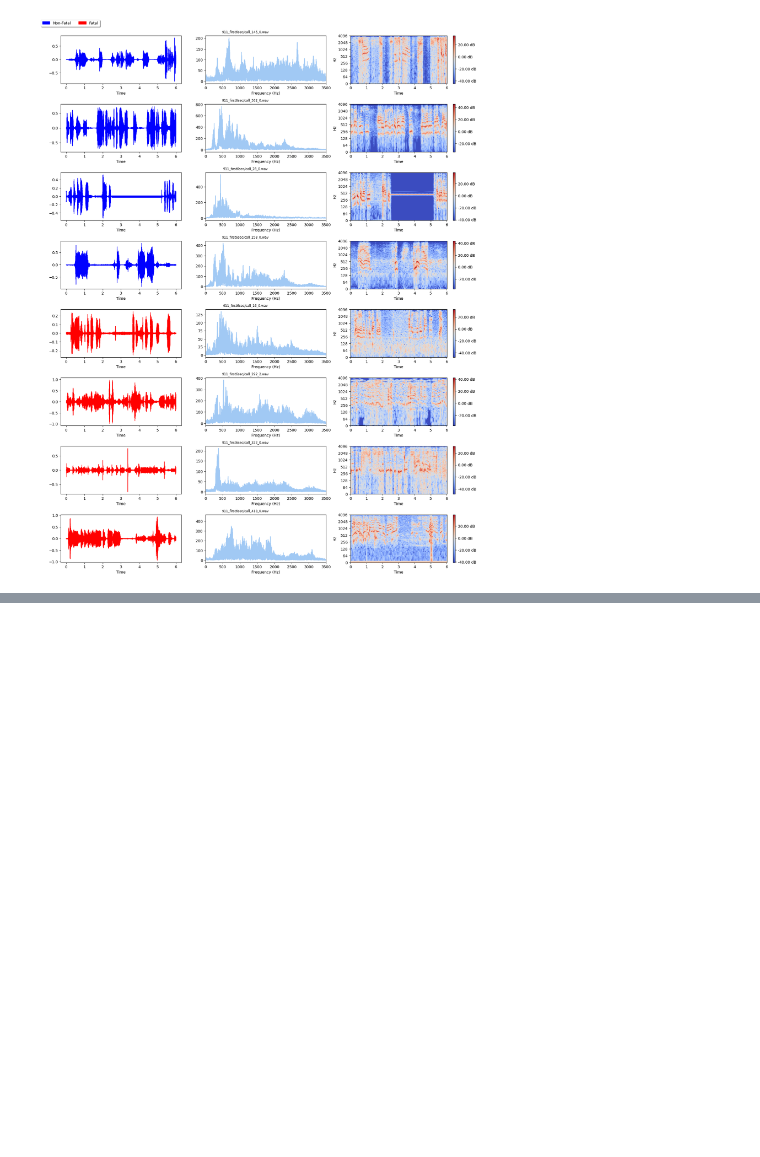
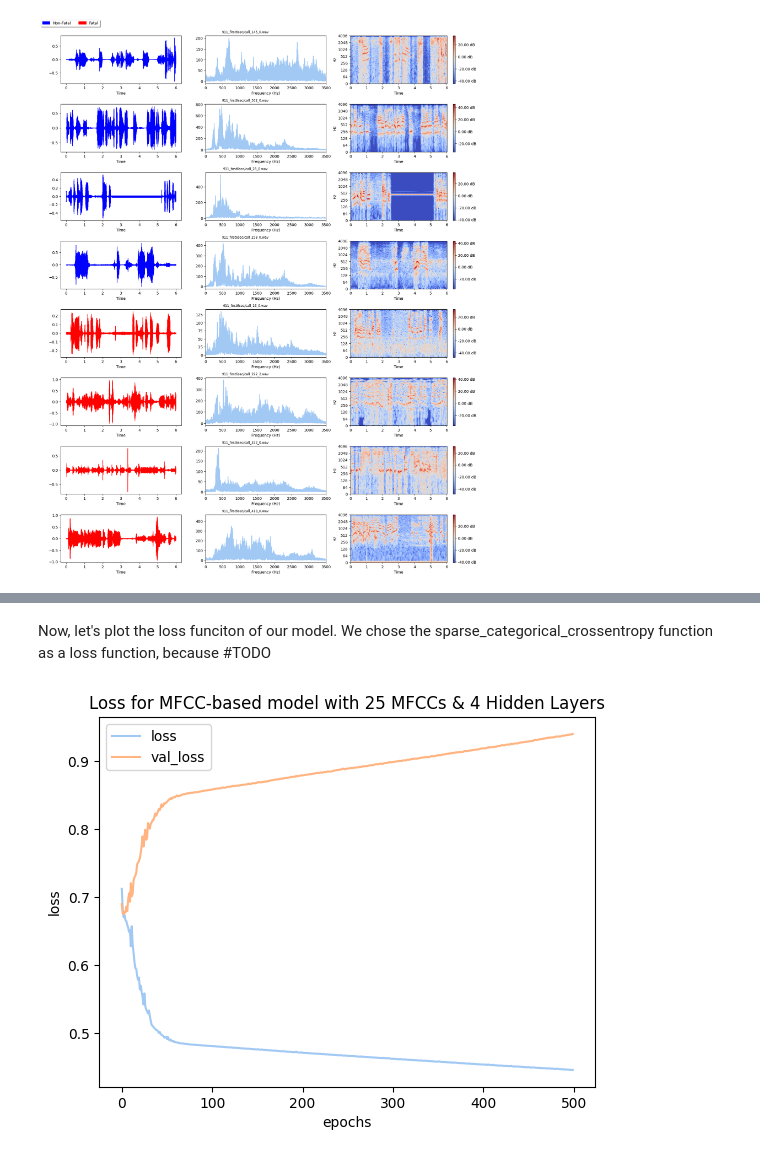
Before and after one commit to ramwtz/data-science-project, a Jupyter notebook: eda.ipynb, the cells around one changed output, grey strips where cells are left out. Cells and saved outputs as stored; diff of their text form; code cells hidden in the pictures; blank space fills up the shorter version.

```diff
--- a/eda.ipynb
+++ b/eda.ipynb
@@ -700,0 +915,9 @@ Based on these findings, we will try to create a model that will discern between
+# %% [markdown]
+Now, let's plot the loss funciton of our model. We chose the sparse_categorical_crossentropy function as a loss function, because #TODO
+# %%
+loss_history_title = f'Loss for MFCC-based model with {model_architecture}'
+loss_history = large_fit_history[['loss','val_loss']]
+loss_history.plot(title=loss_history_title, xlabel='epochs', ylabel='loss')
+plt.show()
+# %% [output]
+[figure, added]
```
Also changed, not shown: parts of 39 cells of this notebook, 1 other file.
